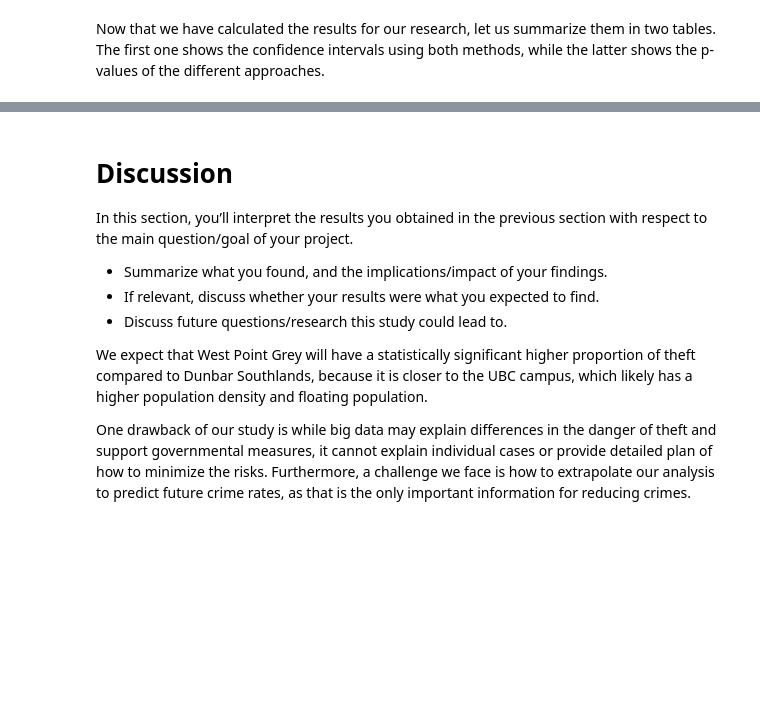
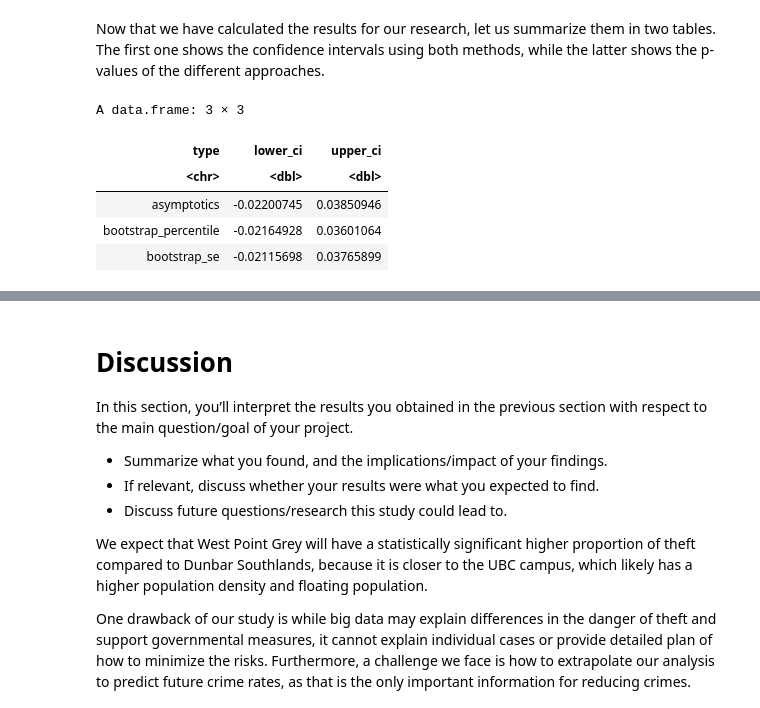
Before and after one commit to fankayii/STAT201_34, a Jupyter notebook: Final Project.ipynb, the cells around one changed output, grey strips where cells are left out. Drawn from its saved outputs; the diff is of its cells as text; code cells hidden in the pictures; blank space fills up the shorter version.

Commit message:
add summary tables at end of results

```diff
--- a/Final Project.ipynb
+++ b/Final Project.ipynb
@@ -405,4 +412,16 @@ The shaded portion represents the 95% confidence interval using the percentile m
 # %% [markdown]
 Now that we have calculated the results for our research, let us summarize them in two tables. The first one shows the confidence intervals using both methods, while the latter shows the p-values of the different approaches.
 # %%
-ci <- tibble(
+types <- tibble(type = c("asymptotics", "bootstrap_percentile", "bootstrap_se"))
+combined_ci <- rbind(prop_ci_asymptotics,
+                  percentile_ci,
+                  se_ci)
+
+cbind(types, combined_ci)
+# %% [output]
+A data.frame: 3 × 3
+| type | lower_ci | upper_ci |
+| <chr> | <dbl> | <dbl> |
+| asymptotics | -0.02200745 | 0.03850946 |
+| bootstrap_percentile | -0.02164928 | 0.03601064 |
+| bootstrap_se | -0.02115698 | 0.03765899 |
```
Also changed, not shown: parts of 5 cells of this notebook.
